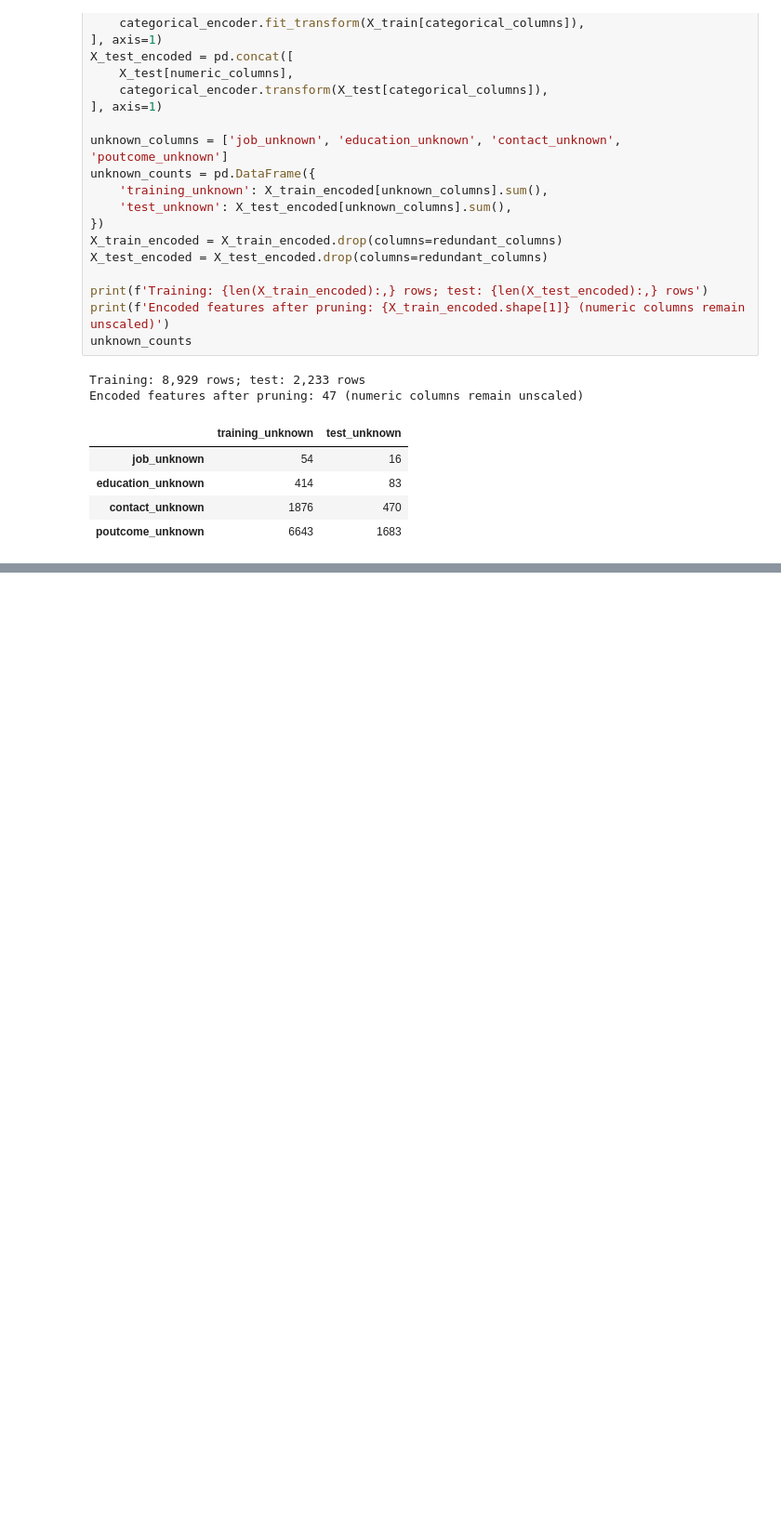
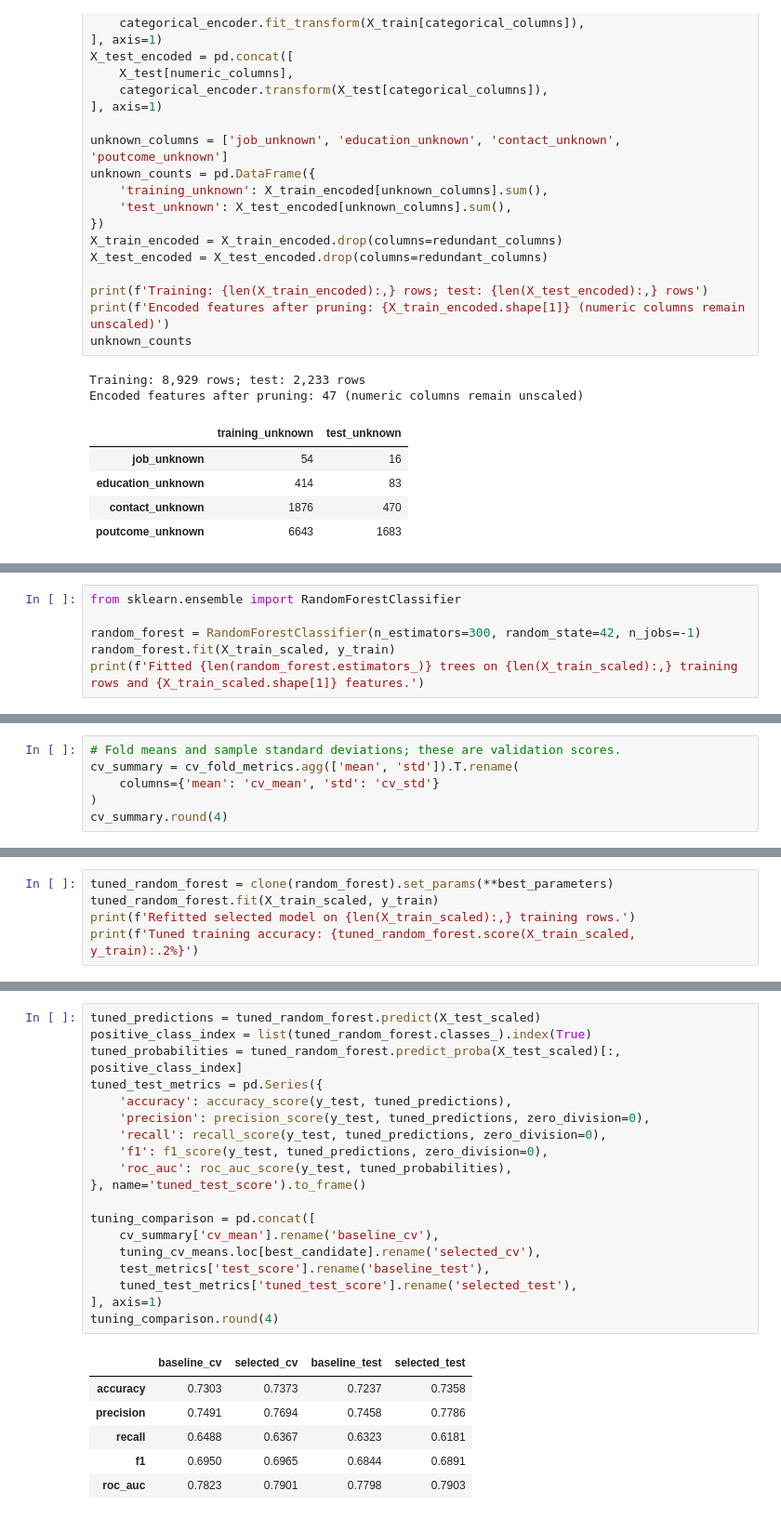
Before and after one commit to lance-kluge/bankChurnML, a Jupyter notebook: bankChurn.ipynb, the cells around one changed output, grey strips where cells are left out. Shown at 93% size. Cells and saved outputs as stored; diff of their text form; blank space fills up the shorter version.

```diff
--- a/bankChurn.ipynb
+++ b/bankChurn.ipynb
@@ -371,0 +405,6 @@ Encoded features after pruning: 47 (numeric columns remain unscaled)
+# %%
+from sklearn.ensemble import RandomForestClassifier
+
+random_forest = RandomForestClassifier(n_estimators=300, random_state=42, n_jobs=-1)
+random_forest.fit(X_train_scaled, y_train)
+print(f'Fitted {len(random_forest.estimators_)} trees on {len(X_train_scaled):,} training rows and {X_train_scaled.shape[1]} features.')
@@ -371,0 +523,6 @@ Encoded features after pruning: 47 (numeric columns remain unscaled)
+# %%
+# Fold means and sample standard deviations; these are validation scores.
+cv_summary = cv_fold_metrics.agg(['mean', 'std']).T.rename(
+    columns={'mean': 'cv_mean', 'std': 'cv_std'}
+)
+cv_summary.round(4)
@@ -371,0 +632,5 @@ Encoded features after pruning: 47 (numeric columns remain unscaled)
+# %%
+tuned_random_forest = clone(random_forest).set_params(**best_parameters)
+tuned_random_forest.fit(X_train_scaled, y_train)
+print(f'Refitted selected model on {len(X_train_scaled):,} training rows.')
+print(f'Tuned training accuracy: {tuned_random_forest.score(X_train_scaled, y_train):.2%}')
@@ -371,0 +644,26 @@ Encoded features after pruning: 47 (numeric columns remain unscaled)
+# %%
+tuned_predictions = tuned_random_forest.predict(X_test_scaled)
+positive_class_index = list(tuned_random_forest.classes_).index(True)
+tuned_probabilities = tuned_random_forest.predict_proba(X_test_scaled)[:, positive_class_index]
+tuned_test_metrics = pd.Series({
+    'accuracy': accuracy_score(y_test, tuned_predictions),
+    'precision': precision_score(y_test, tuned_predictions, zero_division=0),
+    'recall': recall_score(y_test, tuned_predictions, zero_division=0),
+    'f1': f1_score(y_test, tuned_predictions, zero_division=0),
+    'roc_auc': roc_auc_score(y_test, tuned_probabilities),
+}, name='tuned_test_score').to_frame()
+
+tuning_comparison = pd.concat([
+    cv_summary['cv_mean'].rename('baseline_cv'),
+    tuning_cv_means.loc[best_candidate].rename('selected_cv'),
+    test_metrics['test_score'].rename('baseline_test'),
+    tuned_test_metrics['tuned_test_score'].rename('selected_test'),
+], axis=1)
+tuning_comparison.round(4)
+# %% [output]
+|  | baseline_cv | selected_cv | baseline_test | selected_test |
+| accuracy | 0.7303 | 0.7373 | 0.7237 | 0.7358 |
+| precision | 0.7491 | 0.7694 | 0.7458 | 0.7786 |
+| recall | 0.6488 | 0.6367 | 0.6323 | 0.6181 |
+| f1 | 0.6950 | 0.6965 | 0.6844 | 0.6891 |
+| roc_auc | 0.7823 | 0.7901 | 0.7798 | 0.7903 |
```
Also changed, not shown: parts of 20 cells of this notebook.
